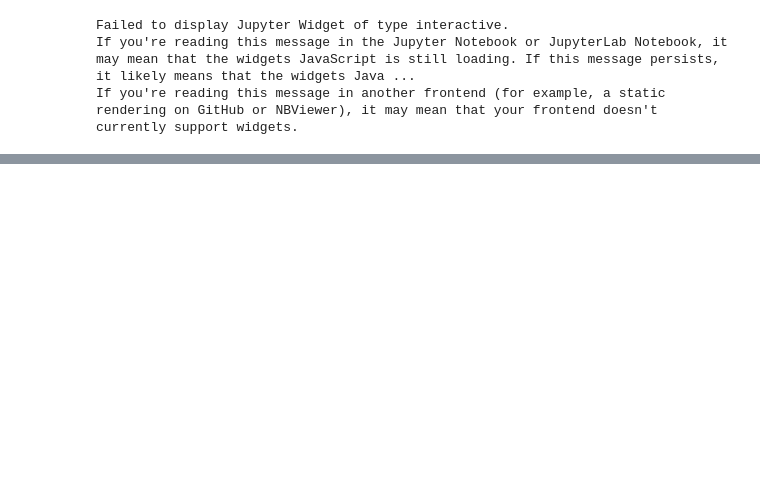
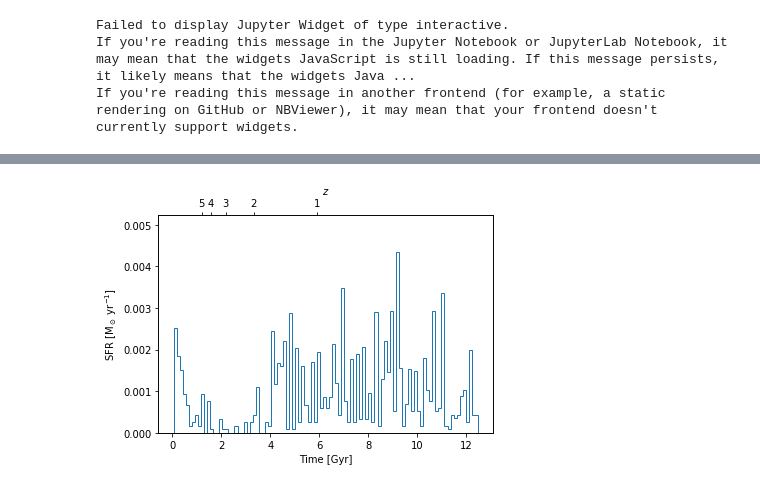
Before and after one commit to elehcim/simulation, a Jupyter notebook: notebooks/MgFe.ipynb, the cells around one changed output, grey strips where cells are left out. Drawn from its saved outputs; the diff is of its cells as text; code cells hidden in the pictures; blank space fills up the shorter version.

```diff
--- a/notebooks/MgFe.ipynb
+++ b/notebooks/MgFe.ipynb
@@ -64,0 +125,5 @@ If you're reading this message in another frontend (for example, a static render
+# %%
+fig2, ax_sfh = plt.subplots(1)
+sim.plot_sfh(ax_sfh);
+# %% [output]
+[figure, added]
```
Also changed, not shown: parts of 18 cells of this notebook.
